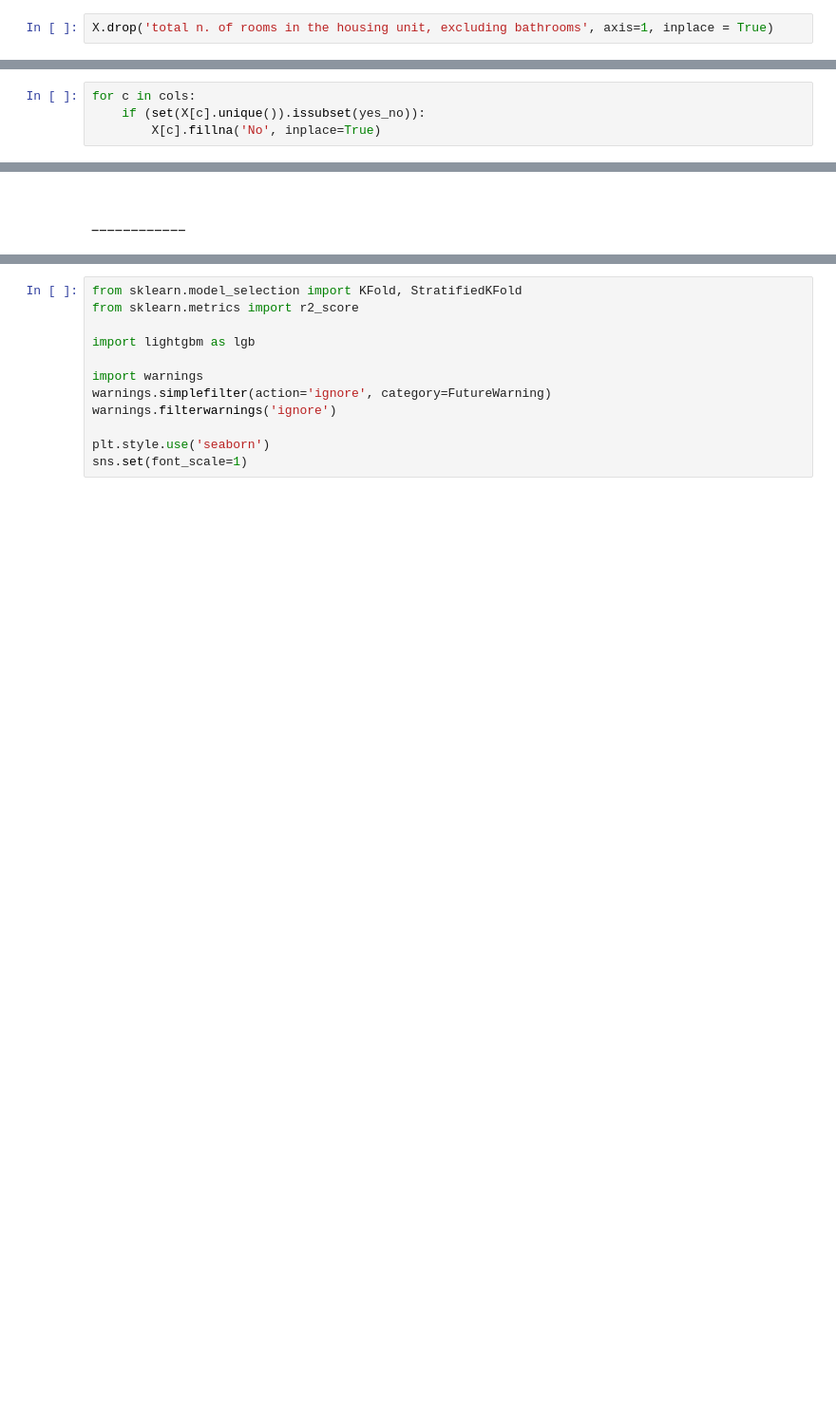
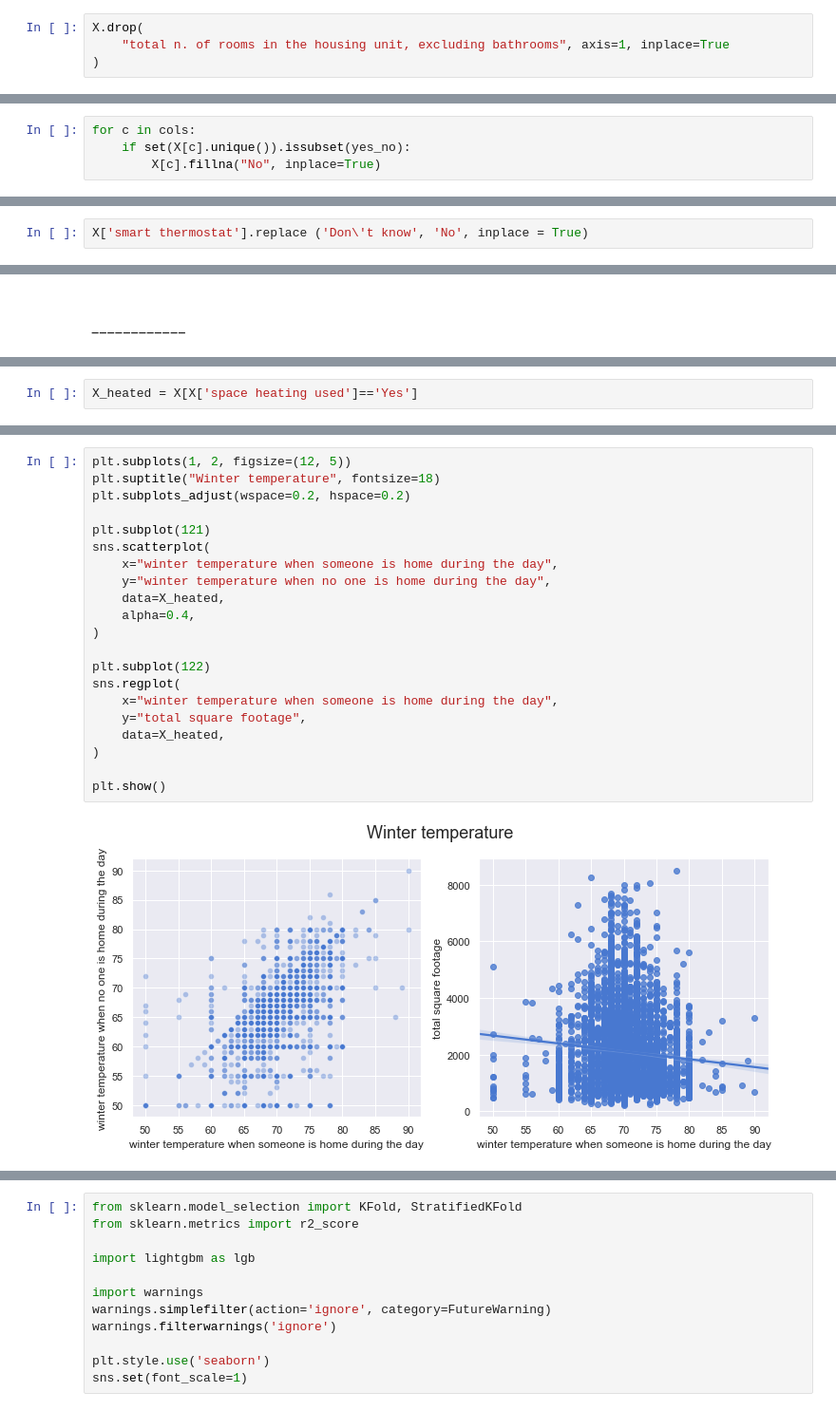
Before and after one commit to JuliaZozulia/Predicting_utilitiy_cost, a Jupyter notebook: Predicting residential utility costs based on attributes of the house .ipynb, the cells around one changed output, grey strips where cells are left out. Shown at 95% size. Saved outputs shown, nothing was run; the diff lists cells and outputs as text; blank space fills up the shorter version.

Commit message:
visualization

```diff
--- a/Predicting residential utility costs based on attributes of the house .ipynb
+++ b/Predicting residential utility costs based on attributes of the house .ipynb
@@ -206,3 +194,5 @@ X.filter(like='rooms')[65:75]
 # %%
-X.drop('total n. of rooms in the housing unit, excluding bathrooms', axis=1, inplace = True)
+X.drop(
+    "total n. of rooms in the housing unit, excluding bathrooms", axis=1, inplace=True
+)
 # %%
@@ -230,7 +220,7 @@ yes_no = set(X['energy star qualified freezer'].unique())
 # %%
 for c in cols:
-    if (set(X[c].unique()).issubset(yes_no)):
-        X[c].fillna('No', inplace=True)
+    if set(X[c].unique()).issubset(yes_no):
+        X[c].fillna("No", inplace=True)
 # %%
 X['n. of light bulbs installed outside the home'].fillna('None', inplace=True)
 X['n. of stories in a single-family home'].fillna('One story', inplace=True)
@@ -270,3 +260,5 @@ X = X.fillna(X.mode().iloc[0]) #fill with the most frequent value
 sum(X.isnull().sum())
 # %% [output]
 0
+# %%
+X['smart thermostat'].replace ('Don\'t know', 'No', inplace = True)
@@ -357,0 +380,2 @@ X.describe()
+# %%
+X_heated = X[X['space heating used']=='Yes']
@@ -357,0 +446,23 @@ X.describe()
+# %%
+plt.subplots(1, 2, figsize=(12, 5))
+plt.suptitle("Winter temperature", fontsize=18)
+plt.subplots_adjust(wspace=0.2, hspace=0.2)
+
+plt.subplot(121)
+sns.scatterplot(
+    x="winter temperature when someone is home during the day",
+    y="winter temperature when no one is home during the day",
+    data=X_heated,
+    alpha=0.4,
+)
+
+plt.subplot(122)
+sns.regplot(
+    x="winter temperature when someone is home during the day",
+    y="total square footage",
+    data=X_heated,
+)
+
+plt.show()
+# %% [output]
+[figure, added]
```
Also changed, not shown: parts of 38 cells of this notebook.
